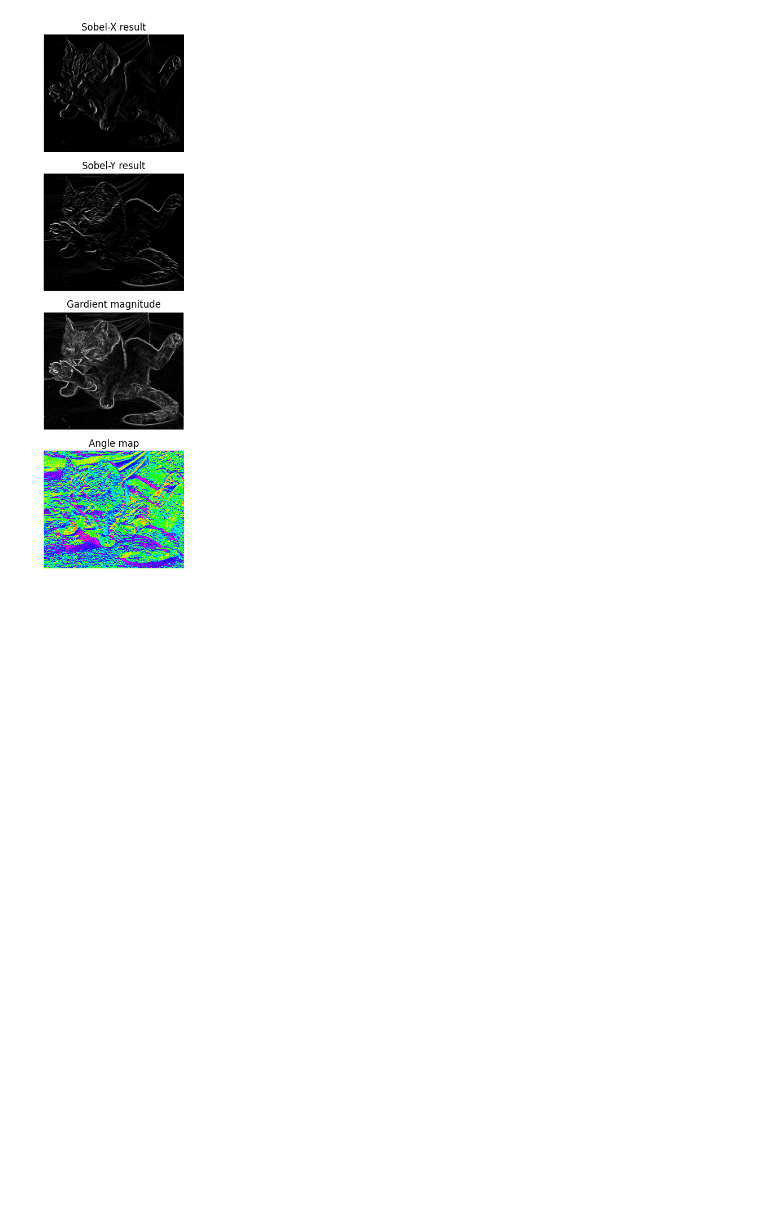
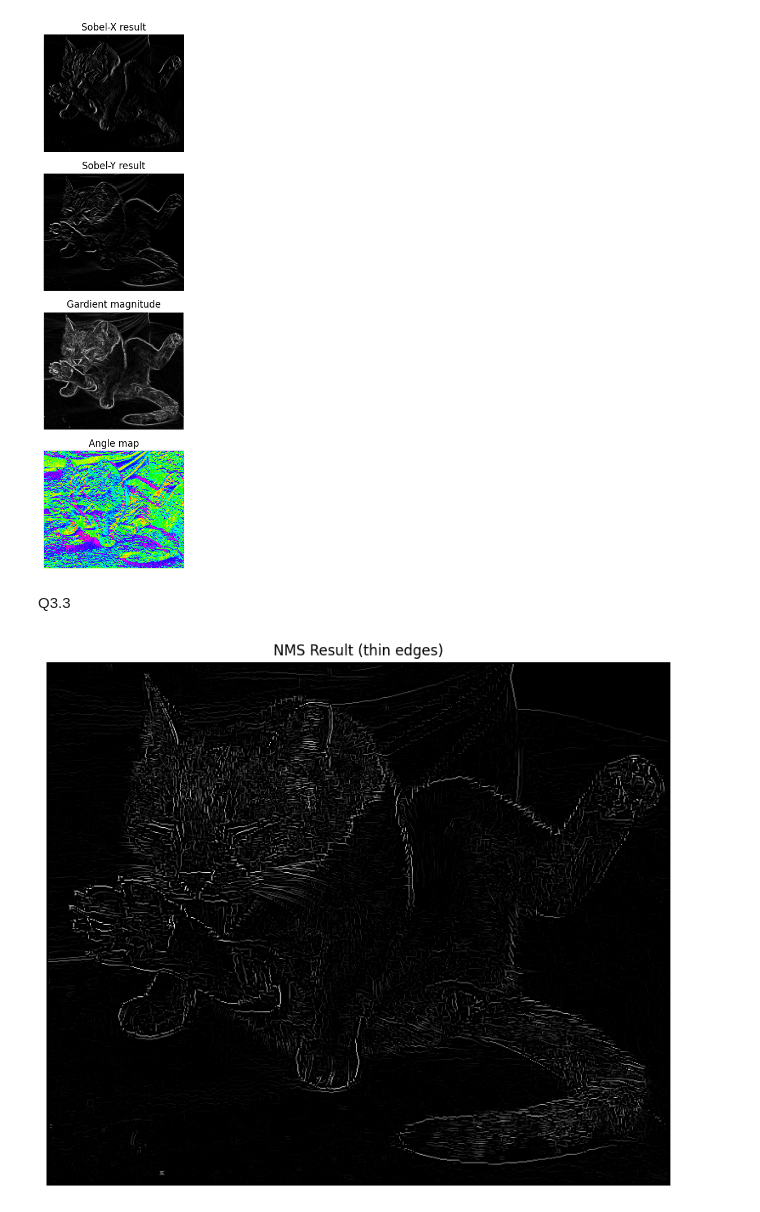
Before and after one commit to Danielin322/computer_vision_ex2, a Jupyter notebook: ex2_q3.ipynb, the cells around one changed output. Drawn from its saved outputs; the diff is of its cells as text; code cells hidden in the pictures; blank space fills up the shorter version.

```diff
--- a/ex2_q3.ipynb
+++ b/ex2_q3.ipynb
@@ -120,3 +120,60 @@ plt.show()
 canny_result_image = edge_strength
 # %% [output]
 [figure]
+# %% [markdown]
+Q3.3
+# %%
+def non_maximum_suppression(magnitude, orientation):
+    height, width = magnitude.shape
+    nms_output = np.zeros((height, width), dtype=np.float64)
+
+    angle_in_degrees = np.rad2deg(orientation)
+    angle_in_degrees[angle_in_degrees < 0] += 180
+
+    for row in range(1, height - 1):
+        for col in range(1, width - 1):
+
+            current_magnitude = magnitude[row, col]
+            current_angle = angle_in_degrees[row, col]
+
+            neighbor_1 = 255
+            neighbor_2 = 255
+
+            # 0 degrees
+            if (0 <= current_angle < 22.5) or (157.5 <= current_angle <= 180):
+                neighbor_1 = magnitude[row, col + 1]
+                neighbor_2 = magnitude[row, col - 1]
+
+            # 45 degrees
+            elif (22.5 <= current_angle < 67.5):
+                neighbor_1 = magnitude[row - 1, col + 1]
+                neighbor_2 = magnitude[row + 1, col - 1]
+
+            # 90 degrees
+            elif (67.5 <= current_angle < 112.5):
+                neighbor_1 = magnitude[row + 1, col]
+                neighbor_2 = magnitude[row - 1, col]
+
+            # 135 degrees
+            elif (112.5 <= current_angle < 157.5):
+                neighbor_1 = magnitude[row - 1, col - 1]
+                neighbor_2 = magnitude[row + 1, col + 1]
+
+            if (current_magnitude >= neighbor_1) and (current_magnitude >= neighbor_2):
+                nms_output[row, col] = current_magnitude
+            else:
+                nms_output[row, col] = 0
+
+    return nms_output
+
+
+nms_result = non_maximum_suppression(edge_strength, edge_direction)
+
+plt.figure(figsize=(10, 8))
+
+plt.imshow(fix_image(nms_result), cmap='gray')
+plt.title("NMS Result (thin edges)")
+plt.axis('off')
+plt.show()
+# %% [output]
+[figure, added]
```
Also changed, not shown: parts of 1 cell of this notebook.
